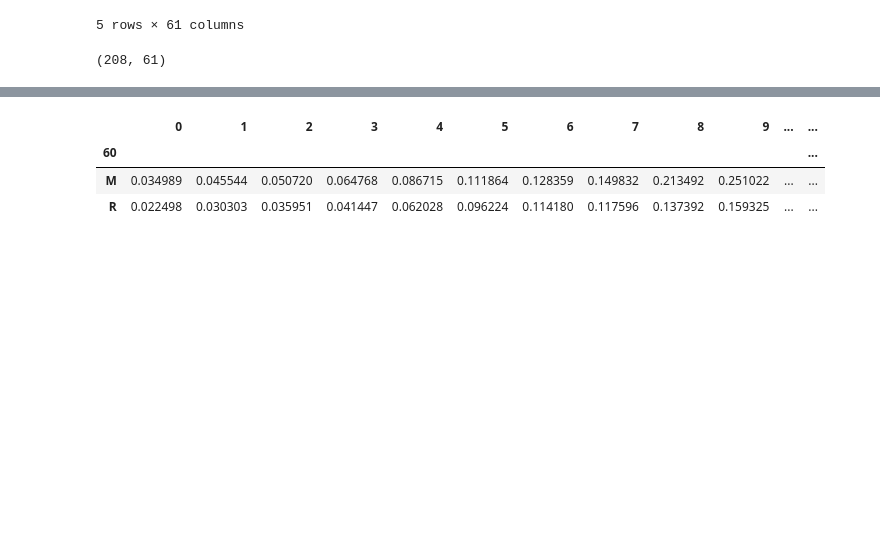
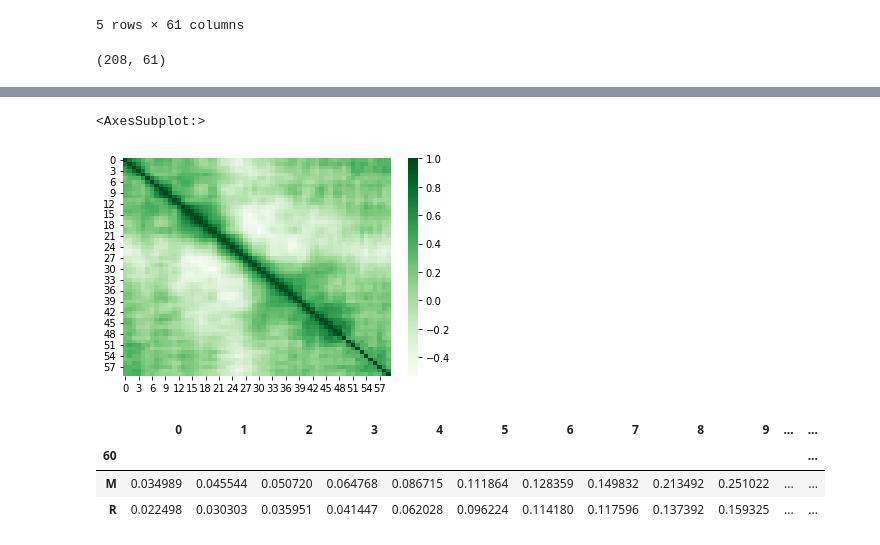
Before and after one commit to jrad9921/Data-Analysis, a Jupyter notebook: Sonar/sonar.ipynb, the cells around one changed output, grey strips where cells are left out. Drawn from its saved outputs; the diff is of its cells as text; code cells hidden in the pictures; blank space fills up the shorter version.

```diff
--- a/Sonar/sonar.ipynb
+++ b/Sonar/sonar.ipynb
@@ -37,3 +49,9 @@ Name: 60, dtype: int64
+# %%
+correlation = df.corr()
+sns.heatmap(correlation, cmap = 'Greens')
+# %% [output]
+<AxesSubplot:>
+[figure, added]
 # %%
 # Find the mean of parameters of each type
 df.groupby(60).mean()
```
Also changed, not shown: parts of 3 cells of this notebook.
